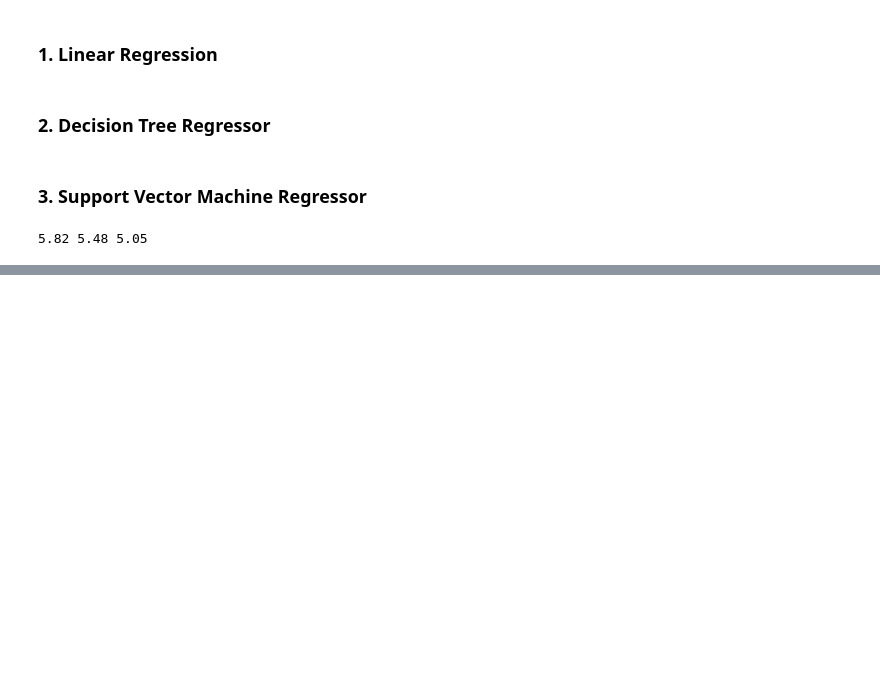
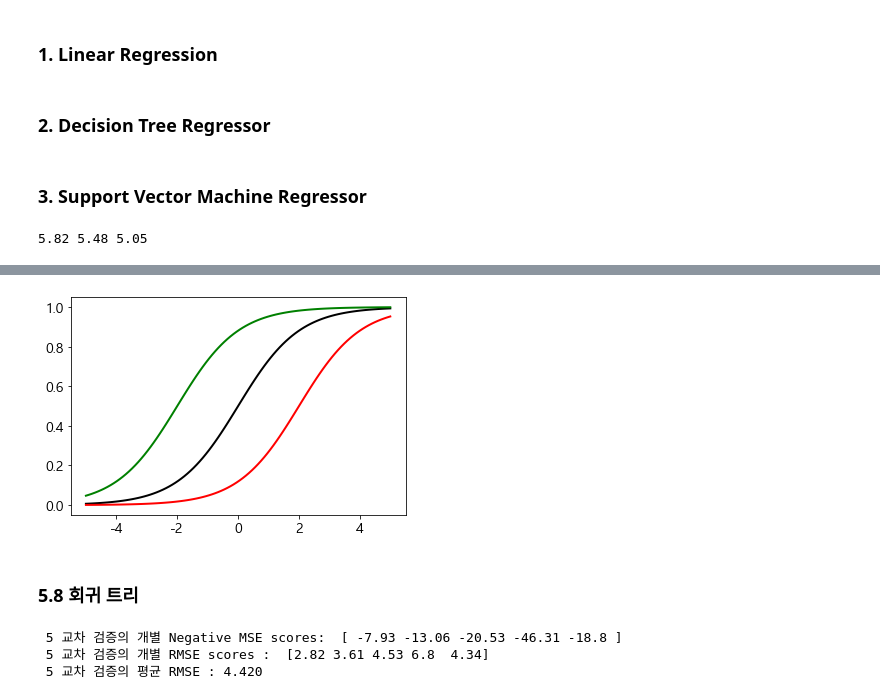
Before and after one commit to JunHyeonByeon/Machine-Learning, a Jupyter notebook: ch5-regression.ipynb, the cells around one changed output, grey strips where cells are left out. Cells and saved outputs as stored; diff of their text form; code cells hidden in the pictures; blank space fills up the shorter version.

```diff
--- a/ch5-regression.ipynb
+++ b/ch5-regression.ipynb
@@ -220,0 +428,40 @@ print(rmse_slr, rmse_dtr, rmse_svr)
+# %%
+xs = np.linspace(-5, 5, 100)
+y0 = sigmoid(xs, 1, 0)
+y2p = sigmoid(xs, 1, 2)
+y2m = sigmoid(xs, 1, -2)
+plt.plot(xs, y0, lw=2, c='k')
+plt.plot(xs, y2p, lw=2, c='g')
+plt.plot(xs, y2m, lw=2, c='r')
+plt.show()
+# %% [output]
+[figure, added]
+# %% [markdown]
+### 5.8 회귀 트리
+# %%
+from sklearn.datasets import load_boston
+from sklearn.model_selection import cross_val_score
+from sklearn.ensemble import RandomForestRegressor
+import pandas as pd
+import numpy as np
+
+# 보스턴 데이터 세트 로드
+boston = load_boston()
+bostonDF = pd.DataFrame(boston.data, columns = boston.feature_names)
+
+bostonDF['PRICE'] = boston.target
+y_target = bostonDF['PRICE']
+X_data = bostonDF.drop(['PRICE'], axis=1,inplace=False)
+
+rf = RandomForestRegressor(random_state=0, n_estimators=1000)
+neg_mse_scores = cross_val_score(rf, X_data, y_target, scoring="neg_mean_squared_error", cv = 5)
+rmse_scores  = np.sqrt(-1 * neg_mse_scores)
+avg_rmse = np.mean(rmse_scores)
+
+print(' 5 교차 검증의 개별 Negative MSE scores: ', np.round(neg_mse_scores, 2))
+print(' 5 교차 검증의 개별 RMSE scores : ', np.round(rmse_scores, 2))
+print(' 5 교차 검증의 평균 RMSE : {0:.3f} '.format(avg_rmse))
+# %% [output]
+ 5 교차 검증의 개별 Negative MSE scores:  [ -7.93 -13.06 -20.53 -46.31 -18.8 ]
+ 5 교차 검증의 개별 RMSE scores :  [2.82 3.61 4.53 6.8  4.34]
+ 5 교차 검증의 평균 RMSE : 4.420
```
Also changed, not shown: parts of 35 cells of this notebook, 4 other files.
